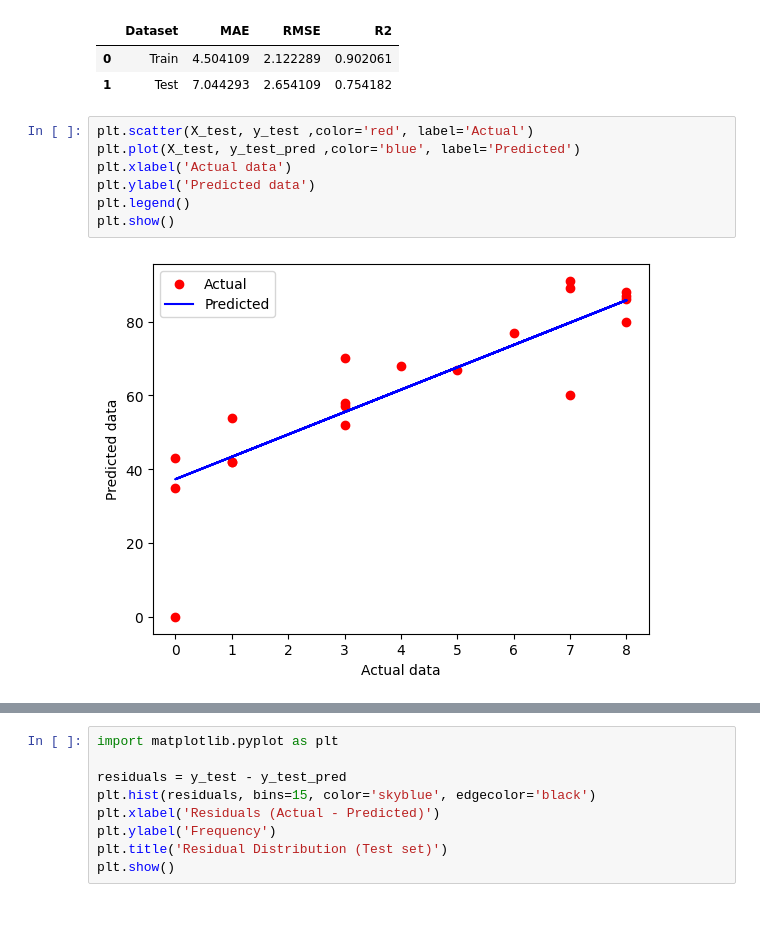
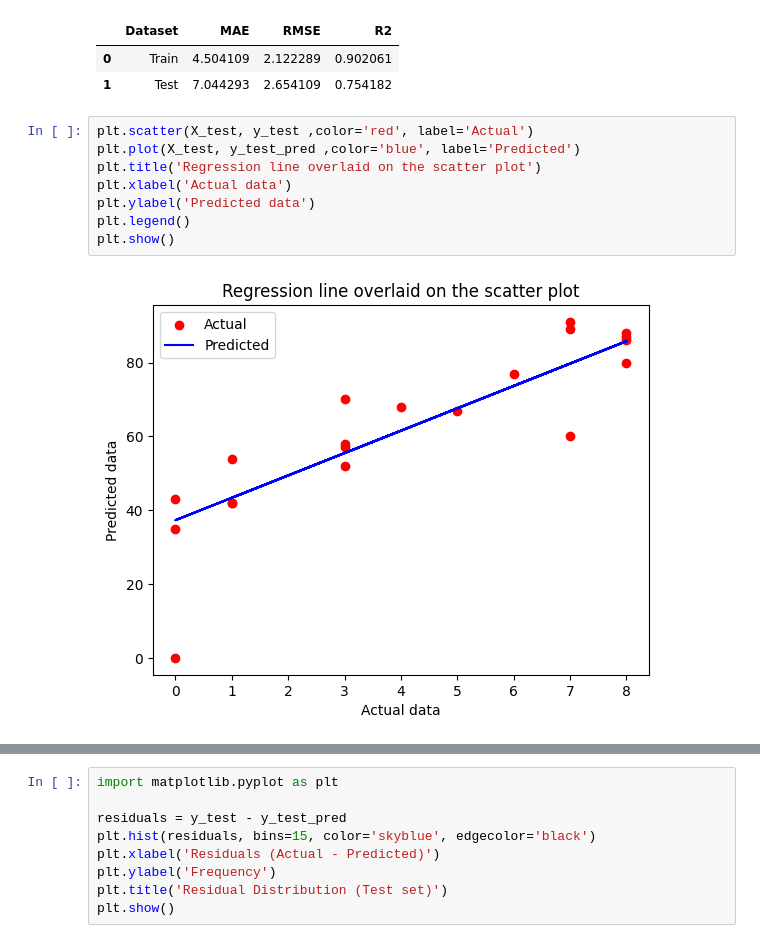
Before and after one commit to niyomugaboetiene/ml-tr-with-jupyter-notebook, a Jupyter notebook: Linear_regressionMini_project/model.ipynb, the cells around one changed output, grey strips where cells are left out. Cells and saved outputs as stored; diff of their text form; blank space fills up the shorter version.

```diff
--- a/Linear_regressionMini_project/model.ipynb
+++ b/Linear_regressionMini_project/model.ipynb
@@ -207,10 +208,11 @@ table.head()
 # %%
 plt.scatter(X_test, y_test ,color='red', label='Actual')
 plt.plot(X_test, y_test_pred ,color='blue', label='Predicted')
+plt.title('Regression line overlaid on the scatter plot')
 plt.xlabel('Actual data')
 plt.ylabel('Predicted data')
 plt.legend()
 plt.show()
 # %% [output]
-[figure, old version]
+[figure, new version]
 # %%
```
Also changed, not shown: parts of 3 cells of this notebook.
